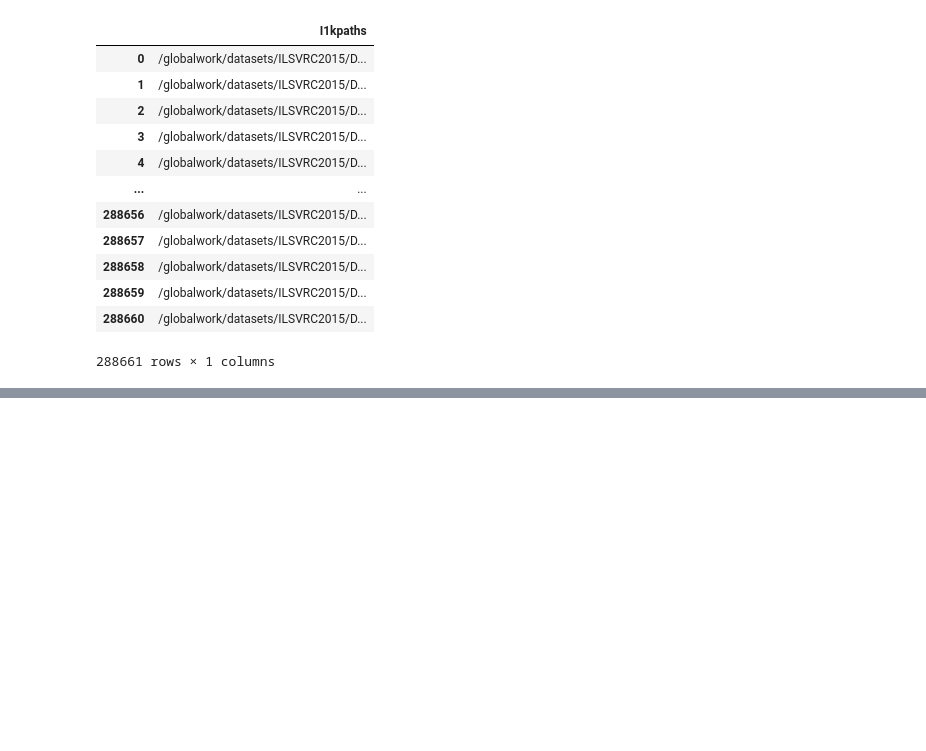
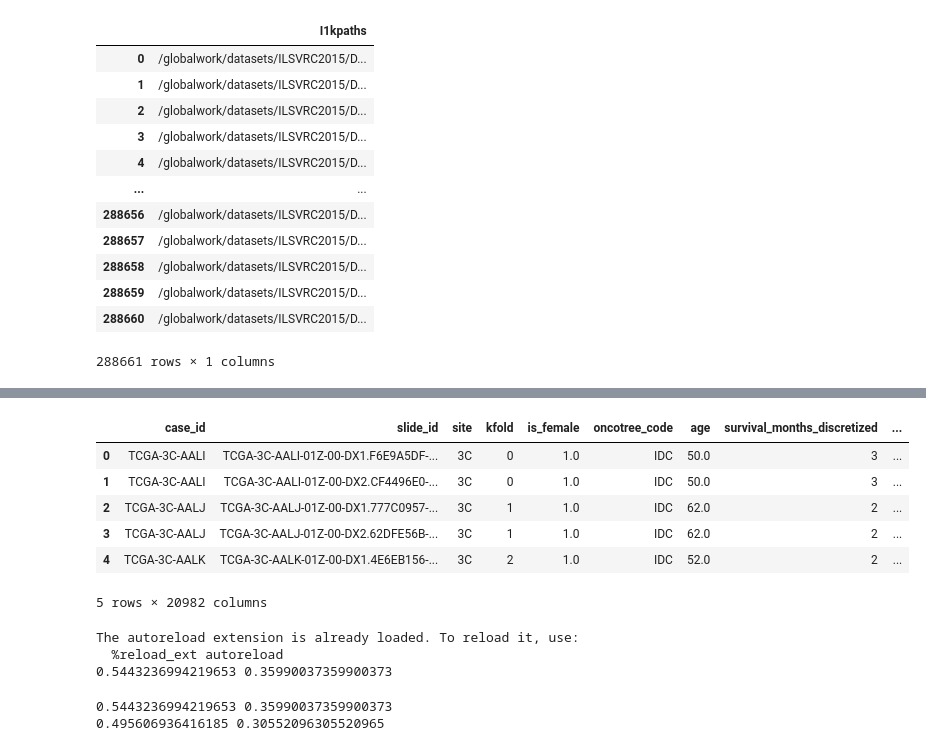
Before and after one commit to SeibelT/multimodal_survival_prediction, a Jupyter notebook: Encoding_Explained.ipynb, the cells around one changed output, grey strips where cells are left out. Saved outputs shown, nothing was run; the diff lists cells and outputs as text; code cells hidden in the pictures; blank space fills up the shorter version.

Commit message:
added d_hidden, more general agg-trainer etc

```diff
--- a/Encoding_Explained.ipynb
+++ b/Encoding_Explained.ipynb
@@ -1323,0 +1557,13 @@ df_I1k
+# %%
+f = "/nodes/bevog/work4/seibel/data/aggregation_kfold_dataframes/tcga_brca_trainable4.csv"
+data_path = None
+df = pd.read_csv(f)
+df.head()
+# %% [output]
+|  | case_id | slide_id | site | kfold | is_female | oncotree_code | age | survival_months_discretized | ... |
+| 0 | TCGA-3C-AALI | TCGA-3C-AALI-01Z-00-DX1.F6E9A5DF-... | 3C | 0 | 1.0 | IDC | 50.0 | 3 | ... |
+| 1 | TCGA-3C-AALI | TCGA-3C-AALI-01Z-00-DX2.CF4496E0-... | 3C | 0 | 1.0 | IDC | 50.0 | 3 | ... |
+| 2 | TCGA-3C-AALJ | TCGA-3C-AALJ-01Z-00-DX1.777C0957-... | 3C | 1 | 1.0 | IDC | 62.0 | 2 | ... |
+| 3 | TCGA-3C-AALJ | TCGA-3C-AALJ-01Z-00-DX2.62DFE56B-... | 3C | 1 | 1.0 | IDC | 62.0 | 2 | ... |
+| 4 | TCGA-3C-AALK | TCGA-3C-AALK-01Z-00-DX1.4E6EB156-... | 3C | 2 | 1.0 | IDC | 52.0 | 2 | ... |
+5 rows × 20982 columns
@@ -1323,0 +1583,31 @@ df_I1k
+# %%
+from models.Aggregation_Models import Classifier_Head
+%load_ext autoreload
+%autoreload 2
+from trainer.Aggregation_Trainer import eval_func,Uni_Trainer_sweep
+from utils.Aggregation_Utils import Survival_Loss
+epochs = 5
+
+learningrate=1e-3
+l1_lambda=1e-7
+bins = 4
+modality=None
+model_agg = Classifier_Head(outsize=d_latent,d_hidden=64,t_bins=4).to(device)
+optimizer = torch.optim.Adam(model_agg.parameters(),lr=learningrate,betas=[0.9,0.999],weight_decay=1e-5,)
+criterion = Survival_Loss(alpha=0.25)
+c_train_rand,_,_ = eval_func(model_agg,trainloader1,criterion,device,bins,"unimodal")
+c_val_rand,_,_ = eval_func(model_agg,valloader1,criterion,device,bins,"unimodal")
+print(c_train_rand,c_val_rand)
+c_train,c_val,modelweights = Uni_Trainer_sweep(run=None,model=model_agg,optimizer=optimizer,criterion=criterion,trainloader=trainloader1,
+                valloader=valloader1,bins=bins,epochs=epochs,device=device,storepath=None,run_name=None,
+                l1_lambda=l1_lambda,modality=False,testloader=None)
+# %% [output]
+The autoreload extension is already loaded. To reload it, use:
+  %reload_ext autoreload
+0.5443236994219653 0.35990037359900373
+# %%
+print(c_train_rand,c_val_rand)
+print(c_train,c_val)
+# %% [output]
+0.5443236994219653 0.35990037359900373
+0.495606936416185 0.30552096305520965
```
Also changed, not shown: parts of 13 cells of this notebook, 11 other files.
